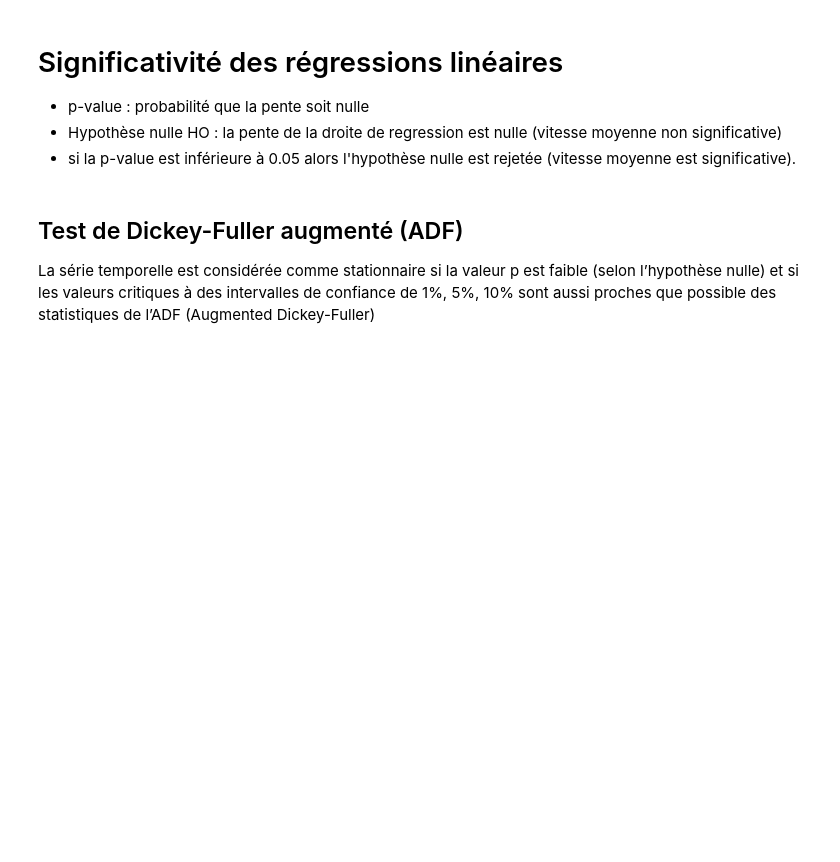
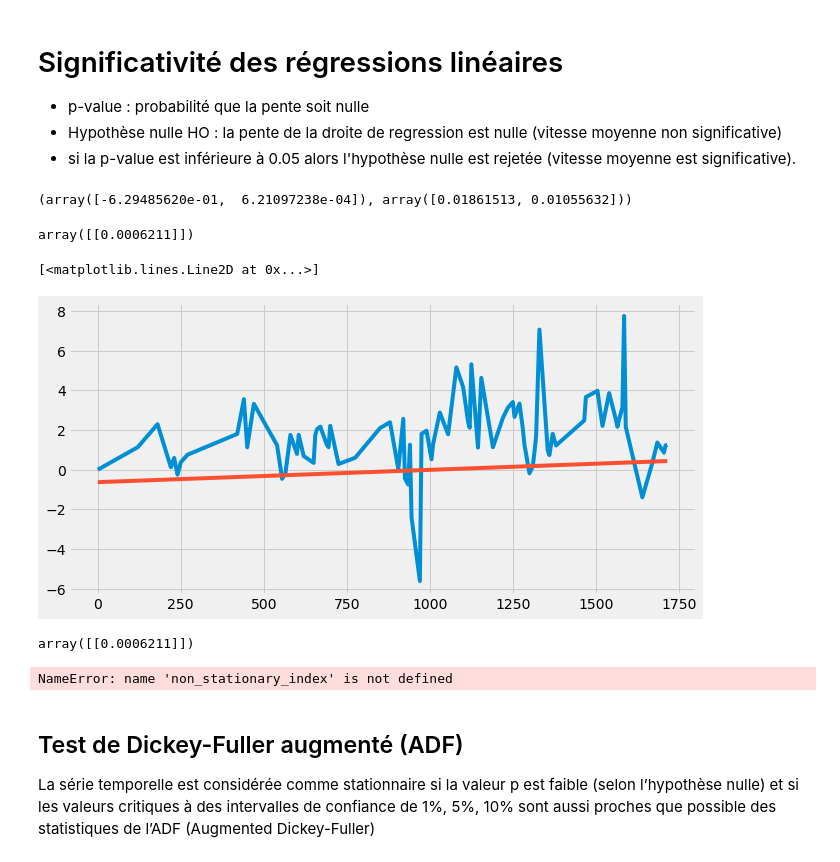
Before and after one commit to EddyVianney/Stage_master2_sdsc_eost, a Jupyter notebook: PMEDV_STAGE_SDSC_EOST.ipynb, the cells around one changed output. Drawn from its saved outputs; the diff is of its cells as text; code cells hidden in the pictures; blank space fills up the shorter version.

```diff
--- a/PMEDV_STAGE_SDSC_EOST.ipynb
+++ b/PMEDV_STAGE_SDSC_EOST.ipynb
@@ -478,6 +483,3 @@ def compute_distances_matrix(series):
 Si on ne s'interesse qu'à la forme des séries, il faut normaliser avant d'appliquer le clustering
 # %% [markdown]
 # Classification des séries temporelles
-# %%
-for i in range(len(transformer.components_)):
-    plt.plot(transformer.components_[6])
@@ -589,7 +547,57 @@ plot_series(non_stationary_series[0:50])
+# %%
+def get_days(dates):
+    days = []
+    for i in range(len(dates)):
+        days.append(abs((dates[0] - dates[i]).days ))
+    return days
+
+def get_xy(serie):
+    X = get_days(serie.index)
+    y = StandardScaler().fit_transform(serie)
+    return np.array(X).reshape(-1,1), y
+
+def compute_linear_regression(X,y):
+
+    X_ = add_constant(X)
+    mod = sm.OLS(y,X_)
+    fii = mod.fit()
+
+    return fii.params, fii.pvalues
+
+def compute_slope(displacement, days):
+
+    return  np.cov(displacement, days)[0][1] / np.var(np.array(days))
+# %%
+X, y = get_xy(ns_ts[n])
+u, v = compute_linear_regression(X,y)
+# %%
+u, v
+# %% [output]
+(array([-6.29485620e-01,  6.21097238e-04]), array([0.01861513, 0.01055632]))
+# %%
+from sklearn.linear_model import LinearRegression
+reg = LinearRegression().fit(X, y)
+reg.coef_
+# %% [output]
+array([[0.0006211]])
+# %%
+plt.figure(figsize=(10,5))
+plt.plot(X, ns_ts[n]['displacement'])
+y_pred = [reg.coef_[0][0]*x + reg.intercept_ for x in X]
+plt.plot(X, y_pred)
+# %% [output]
+[<matplotlib.lines.Line2D at 0x...>]
+[figure, added]
+# %%
+reg.coef_
+# %% [output]
+array([[0.0006211]])
 # %%
 non_stationary_series = []
 for i in range(len(non_stationary_index)):
     non_stationary_series.append(df_series[non_stationary_index[i]])
+# %% [output]
+NameError: name 'non_stationary_index' is not defined
 # %%
 non_stationary_index = get_non_stationary(df_series)
 # %%
```
Also changed, not shown: parts of 40 cells of this notebook.
